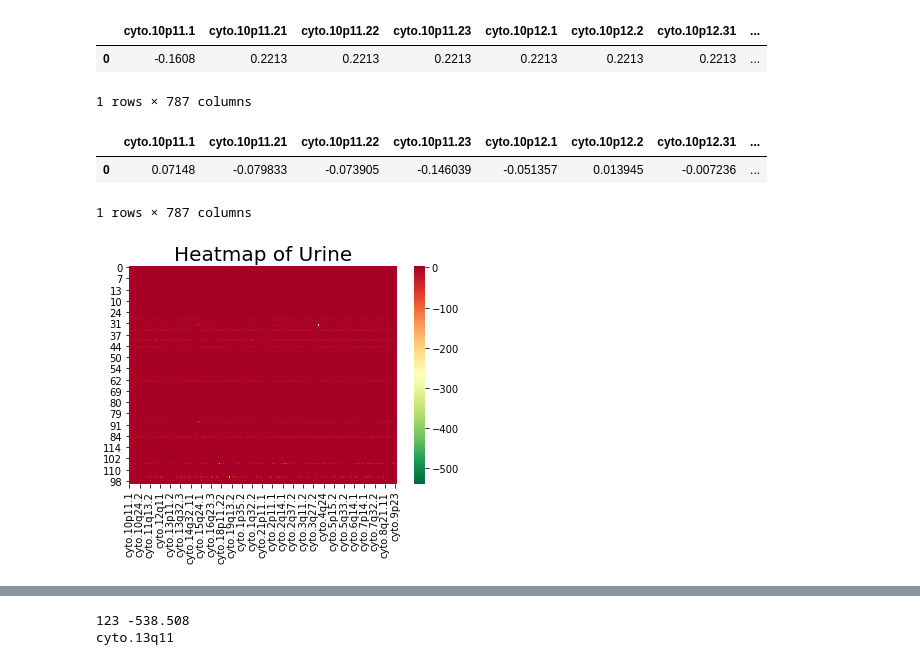
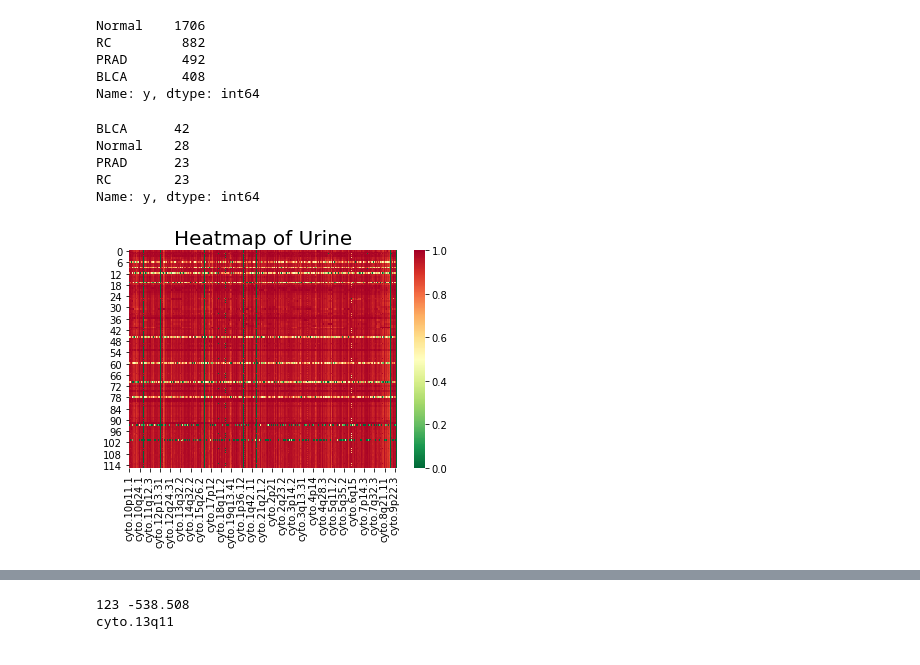
Before and after one commit to sohyuniii/---projects, a Jupyter notebook: Cancer types/3-3 Visualization.ipynb, the cells around one changed output, grey strips where cells are left out. Drawn from its saved outputs; the diff is of its cells as text; code cells hidden in the pictures.

```diff
--- a/Cancer types/3-3 Visualization.ipynb
+++ b/Cancer types/3-3 Visualization.ipynb
@@ -3,25 +3,30 @@ import pandas as pd
 import seaborn as sns
 import matplotlib.pyplot as plt
 # %%
-tcga = pd.read_csv('TCGA_data.csv')
-tcga.drop('cancer', axis = 1, inplace = True)
-tcga = tcga.sort_index(axis=1)
+tcga = pd.read_csv('TCGA_4class.csv')
 tcga['y'] = tcga['y'].replace(['KIRC','KIRP','KICH'],['RC','RC','RC'])
-tcga.head(1)
+tcga = tcga.sort_values(by='y')
+tcga = tcga.sort_index(axis=0)
+tcga.y.value_counts()
 # %% [output]
-|  | cyto.10p11.1 | cyto.10p11.21 | cyto.10p11.22 | cyto.10p11.23 | cyto.10p12.1 | cyto.10p12.2 | cyto.10p12.31 | ... |
-| 0 | -0.1608 | 0.2213 | 0.2213 | 0.2213 | 0.2213 | 0.2213 | 0.2213 | ... |
-1 rows × 787 columns
+Normal    1706
+RC         882
+PRAD       492
+BLCA       408
+Name: y, dtype: int64
 # %%
 urine = pd.read_csv('urine_k15_140cases.csv')
 urine['y'] = urine['y'].replace(['BLCA_15k','NL_15k','PRAD_15k','RCC_100k'],['BLCA','Normal','PRAD','RC'])
 urine.drop(['Unnamed: 0','X'],axis=1,inplace=True)
-urine = urine.sort_index(axis=1)
-urine.head(1)
+urine = urine.sort_values(by='y')
+urine = urine.sort_index(axis=0)
+urine.y.value_counts()
 # %% [output]
-|  | cyto.10p11.1 | cyto.10p11.21 | cyto.10p11.22 | cyto.10p11.23 | cyto.10p12.1 | cyto.10p12.2 | cyto.10p12.31 | ... |
-| 0 | 0.07148 | -0.079833 | -0.073905 | -0.146039 | -0.051357 | 0.013945 | -0.007236 | ... |
-1 rows × 787 columns
+BLCA      42
+Normal    28
+PRAD      23
+RC        23
+Name: y, dtype: int64
 # %%
 X = tcga.drop(['y'],axis=1)
 lst = [i for i in urine.columns if i in X.columns]
@@ -32,6 +35,10 @@ urine = urine.sort_values(by='y')
+# %%
+from sklearn.preprocessing import minmax_scale
+X = pd.DataFrame(minmax_scale(X),columns=lst)
+X_urine = pd.DataFrame(minmax_scale(X_urine),columns=lst)
 # %%
-ax = sns.heatmap(urine.drop('y',axis=1), cmap='RdYlGn_r')
+ax = sns.heatmap(X_urine, cmap='RdYlGn_r')
 plt.title('Heatmap of Urine', fontsize=20)
 plt.show()
 # %% [output]
-[figure, old version]
+[figure, new version]
```
Also changed, not shown: parts of 2 cells of this notebook.
